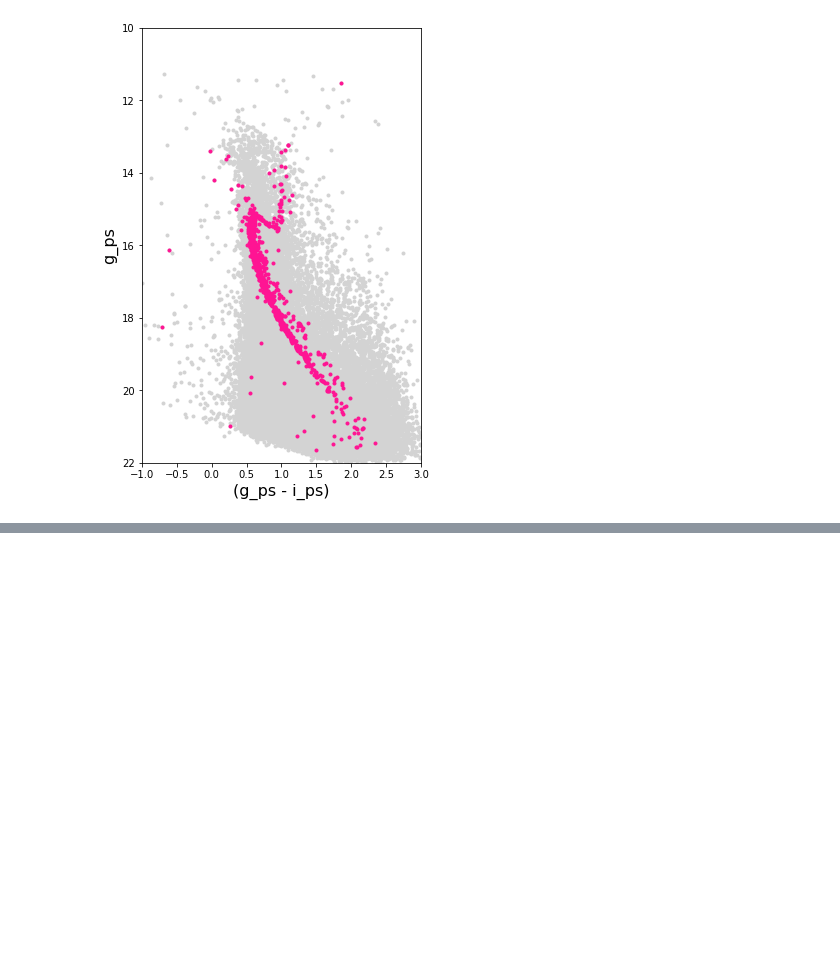
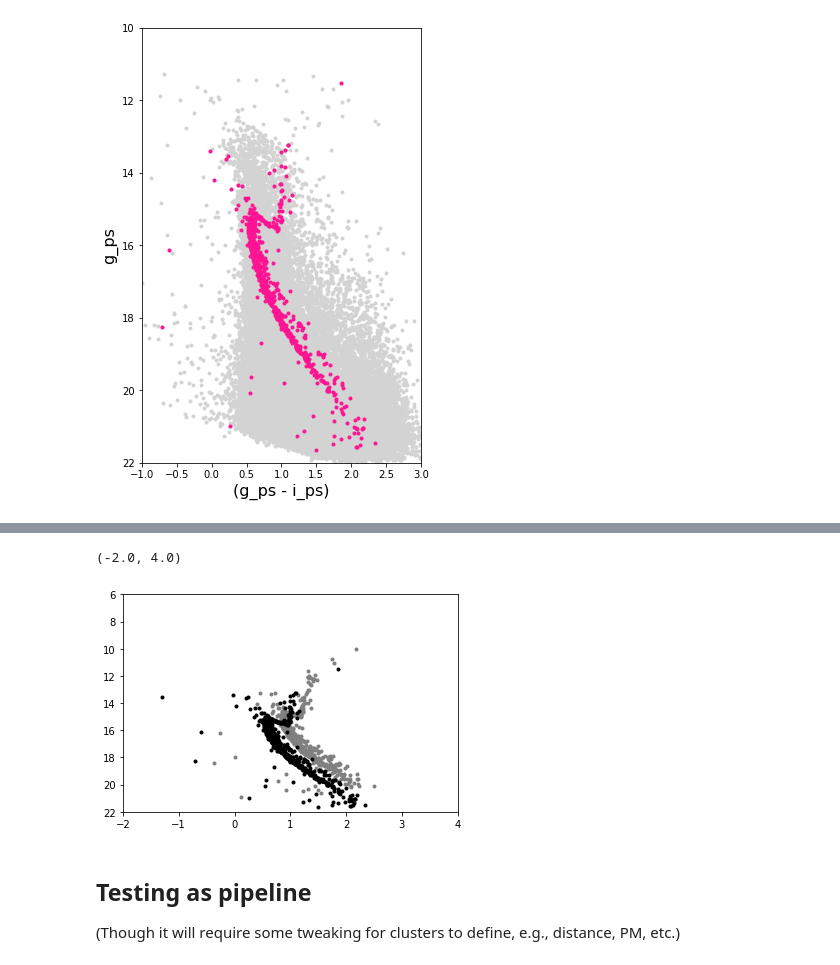
Before and after one commit to ageller/BASE9_utils, a Jupyter notebook: getGaiaData/genBASE9PhotFile.ipynb, the cells around one changed output, grey strips where cells are left out. Drawn from its saved outputs; the diff is of its cells as text; code cells hidden in the pictures; blank space fills up the shorter version.

Commit message:
added Gaia mags, writing phot file

```diff
--- a/getGaiaData/genBASE9PhotFile.ipynb
+++ b/getGaiaData/genBASE9PhotFile.ipynb
@@ -124,3 +131,6 @@ NGC188.plotCMD()
 # %%
 # output a .phot file for BASE-9
 # I may want to rename the .py file.  When finished, upload to Drive
+# double check with proposal that this is the only photometry we proposed to use
+NGC188.photFileName = 'inputs/ngc188.phot'
+NGC188.generatePhotFile()
@@ -156,0 +137,10 @@ WARNING: The fit may be unsuccessful; check fit_info['message'] for more informa
+# %%
+df = pd.read_csv(NGC188.photFileName, delimiter=' ')
+f, ax = plt.subplots()
+ax.plot(df['G_BPbr'] - df['G_RP'], df['G'],'.', color='gray')
+ax.plot(df['g_ps'] - df['i_ps'], df['g_ps'],'.', color='black')
+ax.set_ylim(22, 6)
+ax.set_xlim(-2,4)
+# %% [output]
+(-2.0, 4.0)
+[figure, added]
@@ -156,0 +150,4 @@ WARNING: The fit may be unsuccessful; check fit_info['message'] for more informa
+# %% [markdown]
+## Testing as pipeline
+
+(Though it will require some tweaking for clusters to define, e.g., distance, PM, etc.)
```
Also changed, not shown: parts of 11 cells of this notebook, 6 other files.
